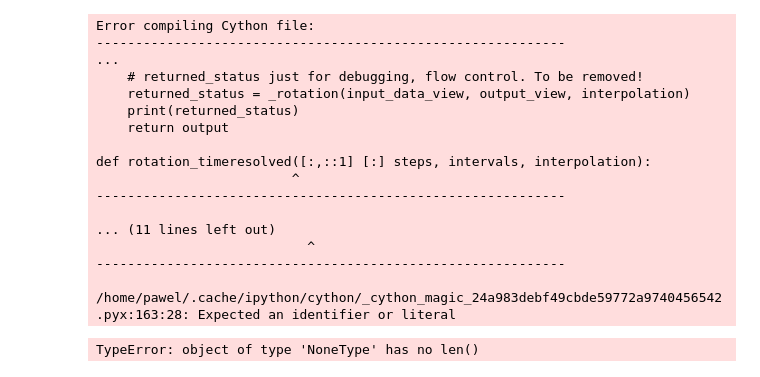
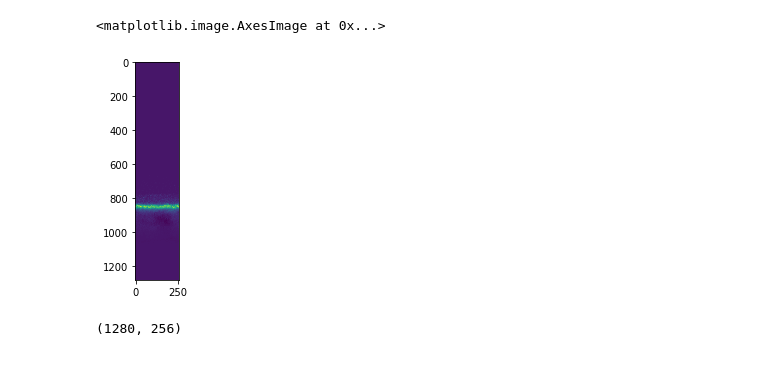
Before and after one commit to pordyna/fdrot, a Jupyter notebook: calc_rotation/multiple_steps_overx.ipynb, the cells around one changed output. Saved outputs shown, nothing was run; the diff lists cells and outputs as text; code cells hidden in the pictures.

```diff
--- a/calc_rotation/multiple_steps_overx.ipynb
+++ b/calc_rotation/multiple_steps_overx.ipynb
@@ -15,7 +15,7 @@ from libc.math cimport sqrt
 @cython.boundscheck(False)
 @cython.wraparound(False)
 cdef int _rotation(double [:,::1] input_data, double [:,::1] output_data,
-                  bint interpolation = 0, (Py_ssize_t, Py_ssize_t) interval):
+                 (Py_ssize_t, Py_ssize_t) interval, bint interpolation = 0):
     cdef Py_ssize_t r_len, s_len
     r_len = input_data.shape[1]
     s_len = input_data.shape[0]
@@ -55,12 +55,9 @@ cdef int _rotation(double [:,::1] input_data, double [:,::1] output_data,
                 output_data[r_len_half - yy ,zz] = summed_line_up
         else:
             for zz in range(s_len):
-                for xx in range(r_len_half - yy, 0 , -1):
+                for xx in range(interval[0] - yy, interval[1] , -1):
                     radius = sqrt((yy + 0.25)**2 + (xx - 0.5)**2)
                     rr = int(radius)
-                    summed_line_up += (input_data[zz,r_len_half  + rr]
-                                       * (yy + 0.25)/radius)
-                    output_data[r_len_half - yy ,zz] = summed_line_up
                     value_1_up = &input_data[zz,r_len_half + rr]
                     if r_len_half - 1 == rr:
                         interpolated_value_up = value_1_up[0]
@@ -168,43 +165,35 @@ def rotation(input_data, interpolation = False):
     return output
 
 def rotation_timeresolved( steps, intervals, interpolation = False):
-    steps.size == intervals.size
+    if not len(steps) == len(intervals):
+        return 1 #rise an expt
     cdef double [:,::1] step_view
-    for step in steps:
+    output = np.zeros(steps[0].size, dtype=np.float64,
+                      order = "C").reshape(steps[0].shape[1], steps[0].shape[0])
+    end_output = np.zeros_like(output)
+    for ii in range(len(steps)):
         try:
-            step.flags
+            steps[ii].flags
         except AttributeError:
             print('input_data should be a numpy array!')
             raise
-        if input_data.flags['F_CONTIGUOUS']:
+        if steps[ii].flags['F_CONTIGUOUS']:
             print('input_data should be stored in a raw major, C contigous.')
-        elif not input_data.flags['C_CONTIGUOUS']:
+        elif not steps[ii].flags['C_CONTIGUOUS']:
             print('input_data as to be a contigous array.')
 
-        if input_data.dtype != np.float64:
+        if steps[ii].dtype != np.float64:
             print('input should be an ndarray of type np.float64.')
             print('Converting to float64 and continuing...')
-            input_data = input_data.astype(np.float64)
-            step_view  = step
-
-
-    return 0
+            input_data = steps[ii].astype(np.float64)
+        step_view  = steps[ii]
+        _rotation(steps[ii], output, intervals[ii], interpolation)
+        end_output += output
+    return end_output
-# %% [output]
-Error compiling Cython file:
-------------------------------------------------------------
-...
-    # returned_status just for debugging, flow control. To be removed!
-    returned_status = _rotation(input_data_view, output_view, interpolation)
-    print(returned_status)
-    return output
-
-def rotation_timeresolved([:,::1] [:] steps, intervals, interpolation):
-                         ^
-------------------------------------------------------------
-
-... (11 lines left out)
-                           ^
-------------------------------------------------------------
-
-/home/pawel/.cache/ipython/cython/_cython_magic_24a983debf49cbde59772a9740456542.pyx:163:28: Expected an identifier or literal
-TypeError: object of type 'NoneType' has no len()
+# %%
+path = '../../Faraday_Rotation/test_samples/'
+# %%
+file_name = 'sim'
+# %%
+test_sample = np.load(path + file_name + '.npy')
+test_sample = np.ascontiguousarray(test_sample[::-1,:], dtype=np.float64)
@@ -210,0 +203,9 @@ TypeError: object of type 'NoneType' has no len()
+# %%
+plt.imshow(test_sample)
+# %% [output]
+<matplotlib.image.AxesImage at 0x...>
+[figure, added]
+# %%
+test_sample2.shape
+# %% [output]
+(1280, 256)
```
Also changed, not shown: parts of 4 cells of this notebook, 3 other files.
